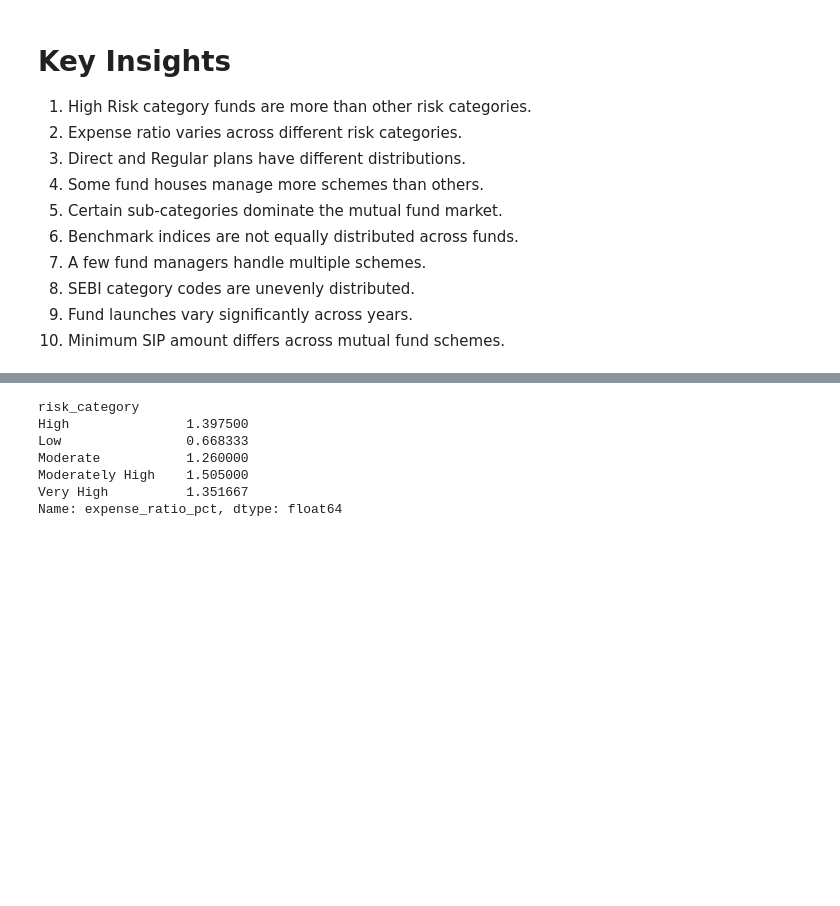
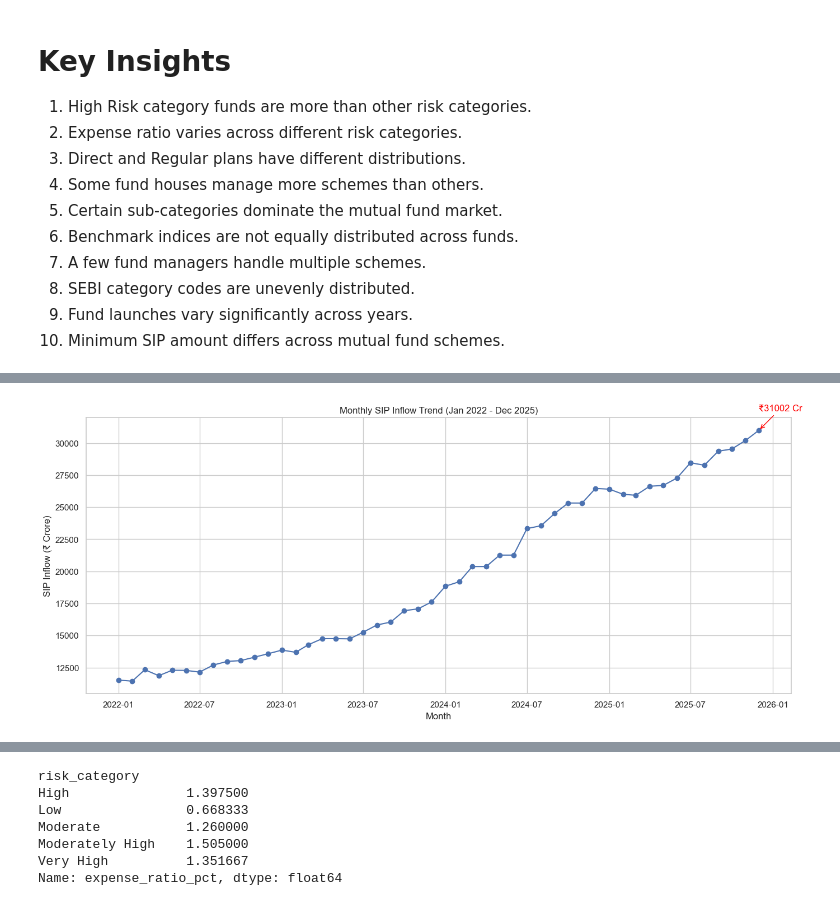
Before and after one commit to singhradhika26986-ops/capstone-mutual-fund-analytics, a Jupyter notebook: notebooks/eda_analysis.ipynb, the cells around one changed output, grey strips where cells are left out. Saved outputs shown, nothing was run; the diff lists cells and outputs as text; code cells hidden in the pictures; blank space fills up the shorter version.

```diff
--- a/notebooks/eda_analysis.ipynb
+++ b/notebooks/eda_analysis.ipynb
@@ -509,0 +628,4 @@ plt.show()
+# %%
+sip = pd.read_csv("../data/raw/04_monthly_sip_inflows.csv")
+
+sip.head()
@@ -509,0 +639,28 @@ plt.show()
+# %%
+import matplotlib.pyplot as plt
+
+sip["month"] = pd.to_datetime(sip["month"])
+
+plt.figure(figsize=(14,6))
+plt.plot(sip["month"], sip["sip_inflow_crore"], marker="o")
+
+plt.title("Monthly SIP Inflow Trend (Jan 2022 - Dec 2025)")
+plt.xlabel("Month")
+plt.ylabel("SIP Inflow (₹ Crore)")
+plt.grid(True)
+
+# Highest SIP Inflow ko highlight karo
+max_row = sip.loc[sip["sip_inflow_crore"].idxmax()]
+
+plt.annotate(
+    f'₹{max_row["sip_inflow_crore"]} Cr',
+    xy=(max_row["month"], max_row["sip_inflow_crore"]),
+    xytext=(max_row["month"], max_row["sip_inflow_crore"] + 1500),
+    arrowprops=dict(arrowstyle="->", color="red"),
+    color="red"
+)
+
+plt.tight_layout()
+plt.show()
+# %% [output]
+[figure, added]
```
Also changed, not shown: parts of 27 cells of this notebook, 1 other file.
